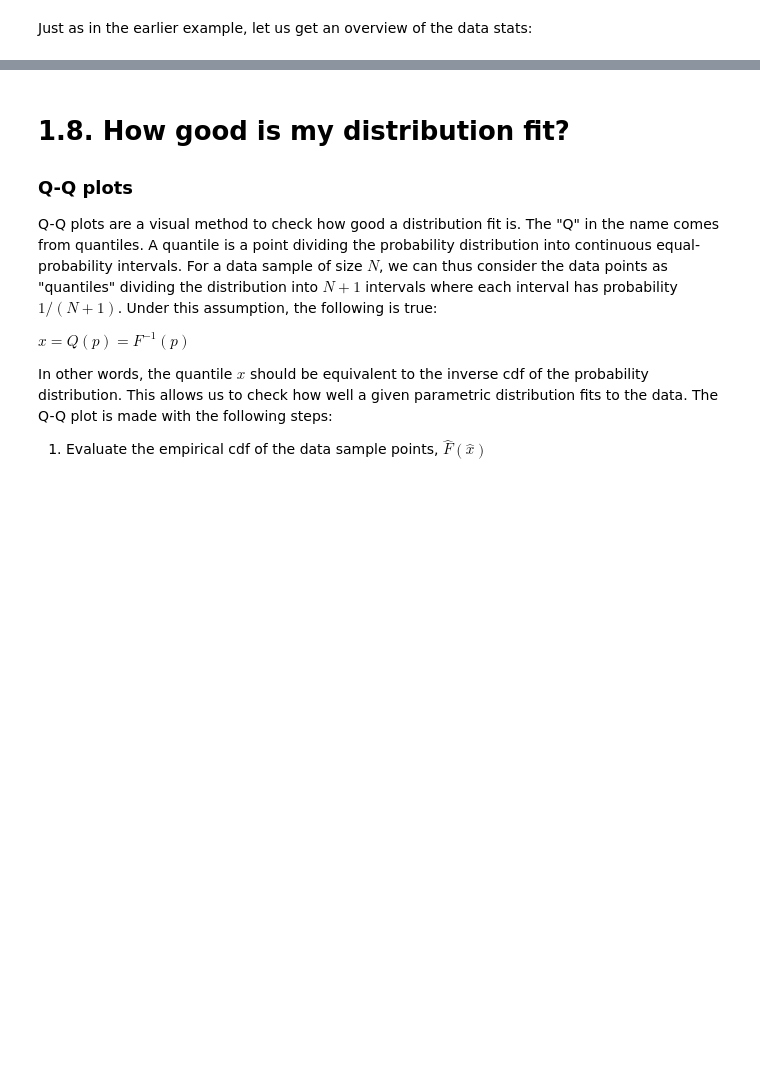
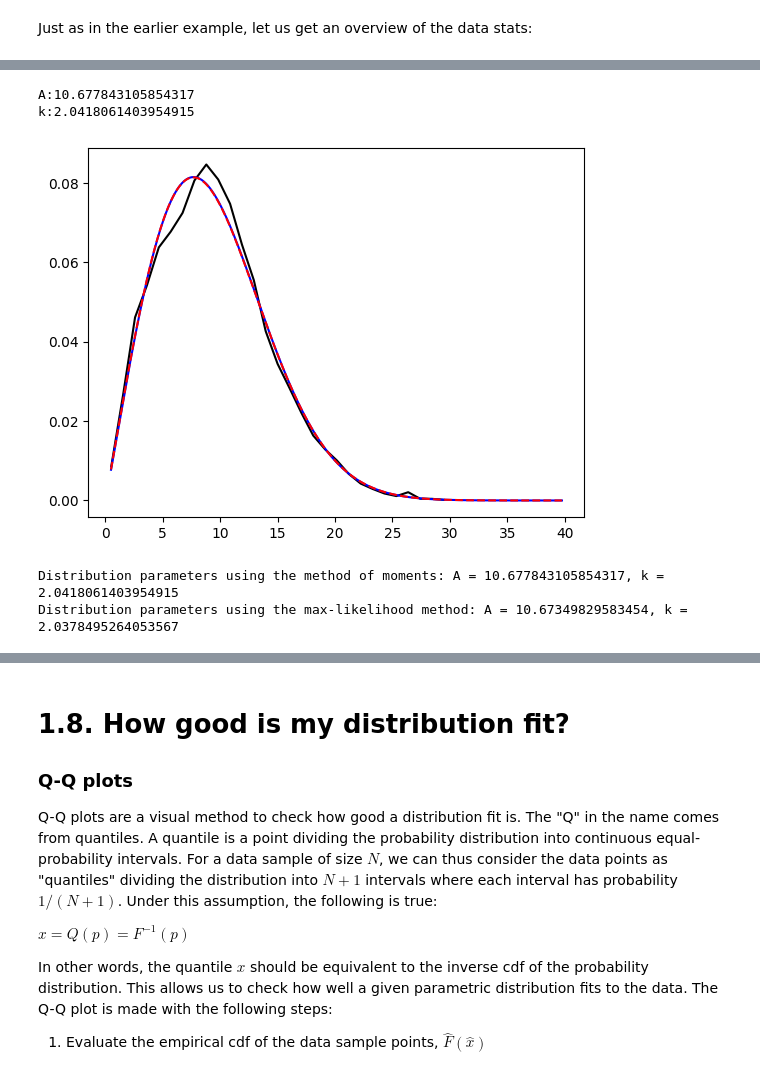
Before and after one commit to natslimak/OceanCourses, a Jupyter notebook: ProbalisticModelling/Statistics_Intro_1_ClassVersion.ipynb, the cells around one changed output, grey strips where cells are left out. Cells and saved outputs as stored; diff of their text form; code cells hidden in the pictures; blank space fills up the shorter version.

```diff
--- a/ProbalisticModelling/Statistics_Intro_1_ClassVersion.ipynb
+++ b/ProbalisticModelling/Statistics_Intro_1_ClassVersion.ipynb
@@ -582,7 +582,7 @@ import numpy as np # THE most used Python library for basic mathematical computi
 import matplotlib.pyplot as plt # A library for plotting functions
 # %%
 # Load data. Here we use a very basic approach - later in the course we may need more advanced ones.
-U = np.loadtxt('Windspeed_Sample_1.txt')
+U = np.loadtxt('data/Windspeed_Sample_1.txt')
 
 # Show the shape of the loaded data array U:
 print('Number of samples:' + str(U.shape))
@@ -652,6 +666,9 @@ A_moments = Afunc(k_moments)
 # %%
 print('A:' + str(A_moments))
 print('k:' + str(k_moments))
+# %% [output]
+A:10.677843105854317
+k:2.0418061403954915
 # %%
 # DISTRIBUTION FITTING USING MAX-LIKELIHOOD
 
@@ -663,28 +680,36 @@ norm_opt = optimize.minimize(norm_likelihood,[10,5]) # Minimization to find the
 
 # INSERT YOUR CODE HERE
 # Weibull distribution fit using the max-likelihood method
-weibull_likelihood =
+weibull_likelihood = lambda theta: -np.sum(np.log(stats.weibull_min.pdf(U, c=theta[1], loc=0, scale=theta[0])))
  # Definition of the negative log-likelihood function
-weibull_opt =
+weibull_opt = optimize.minimize(weibull_likelihood, [A_moments, k_moments])
 # END YOUR CODE HERE
 
 # INSERT YOUR CODE HERE
 # Lognormal distribution fit using the max-likelihood method
-lognorm_likelihood =
+lognorm_likelihood = lambda theta: -np.sum(np.log(stats.lognorm.pdf(U, s=theta[1], loc=0, scale=np.exp(theta[0]))))
 mu_0 = np.log((Umean**2)/np.sqrt(Umean**2 + Uvar)) # Some help to determine the right relation between data stats and LN distribution parameters
 sigma_0 = np.log(1 + Uvar/(Umean**2))
 thetalog_0 = [mu_0,sigma_0]
-lognorm_opt =
+lognorm_opt = optimize.minimize(lognorm_likelihood, thetalog_0)
 # END YOUR CODE HERE
 # %%
 # DO WE GET THE SAME WEIBULL DISTRIBUTION WITH THE TWO METHODS?
+U_sort = np.sort(U)
+Ubins = np.linspace(0,30,30)
+Ubinsc = Ubins[:-1] + np.diff(Ubins)/2 # Find the bin centers for plotting (histogram is based on bin edges!)
+Updf = np.histogram(U, bins = Ubins, density = True)[0]
 
-plt.plot(Ubinsc,Updf,'-k')
-plt.plot(U_sort,stats.weibull_min.pdf(U_sort,c=k_moments, scale = A_moments),'-b')
-plt.plot(U_sort,stats.weibull_min.pdf(U_sort,c=weibull_opt.x[1],scale = weibull_opt.x[0]),'--r')
+plt.plot(Ubinsc, Updf,'-k')
+plt.plot(U_sort, stats.weibull_min.pdf(U_sort,c=k_moments, scale = A_moments),'-b')
+plt.plot(U_sort, stats.weibull_min.pdf(U_sort,c=weibull_opt.x[1],scale = weibull_opt.x[0]),'--r')
 plt.show()
 print('Distribution parameters using the method of moments: A = ' + str(A_moments) + ', k = ' + str(k_moments))
 print('Distribution parameters using the max-likelihood method: A = ' + str(weibull_opt.x[0]) + ', k = ' + str(weibull_opt.x[1]))
+# %% [output]
+[figure, added]
+Distribution parameters using the method of moments: A = 10.677843105854317, k = 2.0418061403954915
+Distribution parameters using the max-likelihood method: A = 10.67349829583454, k = 2.0378495264053567
 # %%
 # PLOTTING A COMPARISON BETWEEN DIFFERENT DISTRIBUTIONS
 
```
Also changed, not shown: parts of 9 cells of this notebook, 3 other files.
